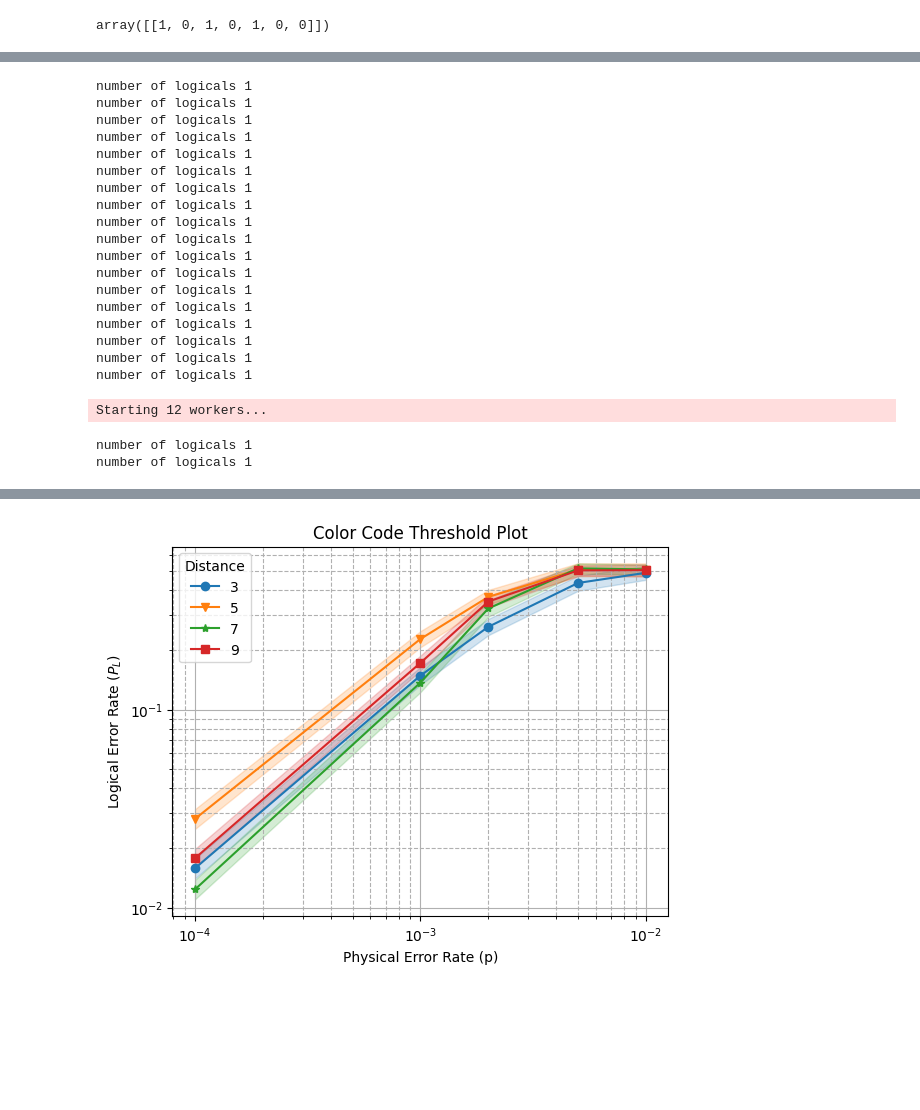
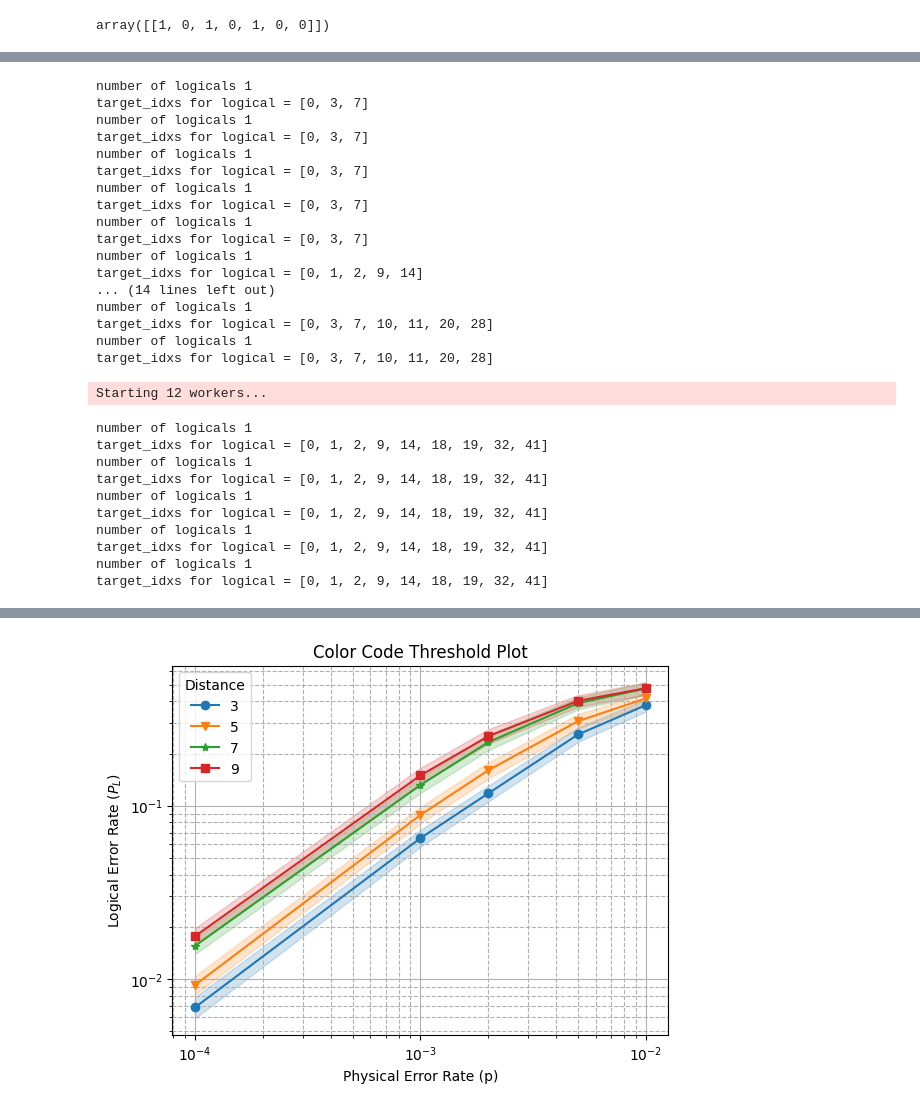
Before and after one commit to monamoeba/CST-Part-II-Project-Code, a Jupyter notebook: color_code_experiments/488Debug.ipynb, the cells around one changed output, grey strips where cells are left out. Saved outputs shown, nothing was run; the diff lists cells and outputs as text; code cells hidden in the pictures; blank space fills up the shorter version.

```diff
--- a/color_code_experiments/488Debug.ipynb
+++ b/color_code_experiments/488Debug.ipynb
@@ -291,7 +291,7 @@ class ColorCodeCircuit488Debug():
         circ += self._measure_round_Z_0(qa_index_map, chrom_annot, noise)
 
         #normal rounds
-        circ += (self.rounds-1)*self._measure_rounds(qa_index_map, measures_per_round=2*len(self._tiles), chrom_annot=chrom_annot, noise=noise)
+        circ += (self.rounds-1)*self._measure_rounds(qa_index_map, measures_per_round=2*len(self._tiles), chrom_annot=chrom_annot, noise=None) #noise=noise)
 
         # measure qubits
         sorted_qs = sorted(list(qubit_coords))
@@ -914,7 +911,7 @@ from typing import List
 import chromobius
 
 def generate_plot():
-    distances = [3, 5, 7]
+    distances = [3, 5, 7, 9]
     noise_levels = [0.0001, 0.001, 0.002, 0.005, 0.01]
 
     tasks = [
@@ -922,7 +919,7 @@ def generate_plot():
             circuit=ColorCodeCircuit488Debug(d,r,p).get_circuit(),
             json_metadata={'d': d, 'p': p, 'r': r},
         )
-        for d in [3, 5, 7, 9]
+        for d in distances
         for r in [d*4]
         for p in noise_levels
     ]
@@ -960,24 +957,31 @@ def generate_plot():
 generate_plot()
 # %% [output]
 number of logicals 1
+target_idxs for logical = [0, 3, 7]
 number of logicals 1
+target_idxs for logical = [0, 3, 7]
 number of logicals 1
+target_idxs for logical = [0, 3, 7]
 number of logicals 1
+target_idxs for logical = [0, 3, 7]
 number of logicals 1
+target_idxs for logical = [0, 3, 7]
 number of logicals 1
+target_idxs for logical = [0, 1, 2, 9, 14]
+... (14 lines left out)
 number of logicals 1
+target_idxs for logical = [0, 3, 7, 10, 11, 20, 28]
 number of logicals 1
-number of logicals 1
-number of logicals 1
-number of logicals 1
-number of logicals 1
-number of logicals 1
-number of logicals 1
-number of logicals 1
-number of logicals 1
-number of logicals 1
-number of logicals 1
+target_idxs for logical = [0, 3, 7, 10, 11, 20, 28]
 Starting 12 workers...
 number of logicals 1
+target_idxs for logical = [0, 1, 2, 9, 14, 18, 19, 32, 41]
 number of logicals 1
+target_idxs for logical = [0, 1, 2, 9, 14, 18, 19, 32, 41]
+number of logicals 1
+target_idxs for logical = [0, 1, 2, 9, 14, 18, 19, 32, 41]
+number of logicals 1
+target_idxs for logical = [0, 1, 2, 9, 14, 18, 19, 32, 41]
+number of logicals 1
+target_idxs for logical = [0, 1, 2, 9, 14, 18, 19, 32, 41]
 20 tasks left:
@@ -1000 +1004 @@ number of logicals 1
-[figure, old version]
+[figure, new version]
```
Also changed, not shown: parts of 8 cells of this notebook, 14 other files.
